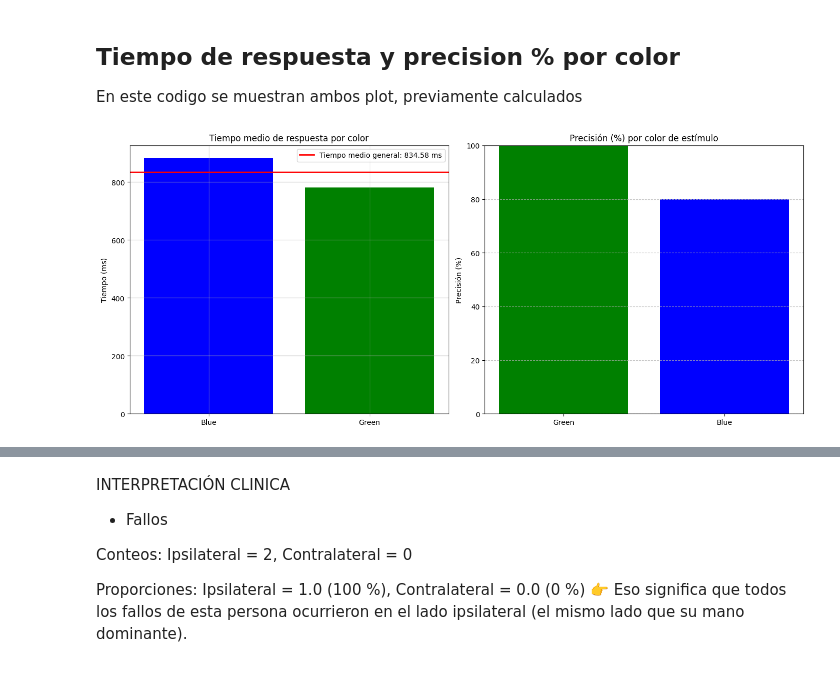
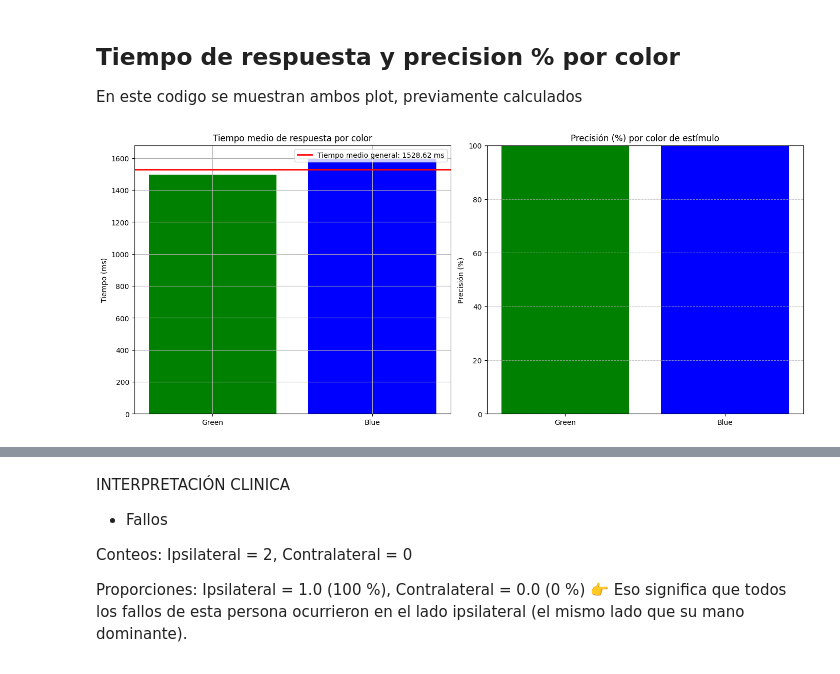
Before and after one commit to abarrio12/eogtouch, a Jupyter notebook: notebooks/02 - Right Keypress.ipynb, the cells around one changed output, grey strips where cells are left out. Cells and saved outputs as stored; diff of their text form; code cells hidden in the pictures.

```diff
--- a/notebooks/02 - Right Keypress.ipynb
+++ b/notebooks/02 - Right Keypress.ipynb
@@ -25,10 +25,10 @@ import pygame
 
 plt.rcParams["figure.figsize"] = (20,6)
 
-df = pd.read_parquet("/Users/Ana/eog-game-touch/eog-game-touch/ABP_20250813_092519.parquet")
+df = pd.read_parquet("/Users/Ana/eog-game-touch/eog-game-touch/DJGB_20250813_145452.parquet")
 
 # Extraer código del participante del nombre del archivo
-archivo_actual = "/Users/Ana/eog-game-touch/eog-game-touch/ABP_20250813_092519.parquet"
+archivo_actual = "/Users/Ana/eog-game-touch/eog-game-touch/DJGB_20250813_145452.parquet"
 codigo_participante = basename(archivo_actual).split('_')[0]  # Extrae 'ABP'
 
 
@@ -90,6 +90,7 @@ for idx, row in df[df['stimulus_change']].iterrows():
 
     df_results['Codigo'] = codigo_participante
 
+
 # Cargar dominancia y hacer merge
 dominance_df = pd.read_csv(r'C:\Users\Ana\Documents\Ing Salud\TFG\codigo\Resultados_Roberto_Raton.csv')
 dominance_df = dominance_df.rename(columns={'Código': 'Codigo'})
@@ -644,33 +752,37 @@ import numpy as np
 # Datos
 tiempos = df_results[df_results["response_time_ms"].notnull()]
 tiempo_medio = tiempos.groupby("color")["response_time_ms"].mean()
 tiempo_medio_general = tiempos["response_time_ms"].mean()
 color_map = {"Green": "green", "Blue": "blue"}
 
 # --- PLOTEO CON MATPLOTLIB DIRECTO ---
 fig, axes = plt.subplots(nrows=1, ncols=2, figsize=(14,6))
 
 # Subplot 1: Tiempo medio de respuesta
-colors = [color_map[c] for c in tiempo_medio.index]
-axes[0].bar(tiempo_medio.index, tiempo_medio.values, color=colors)
+# Reordenar para que Green esté a la izquierda y Blue a la derecha
+ordered_colors = ['Green', 'Blue']
+tiempo_medio = tiempo_medio.reindex(ordered_colors)
+colors = [color_map[c] for c in ordered_colors]
+
+axes[0].bar(ordered_colors, tiempo_medio.values, color=colors)
 axes[0].axhline(tiempo_medio_general, color='red', linewidth=2,
                 label=f"Tiempo medio general: {tiempo_medio_general:.2f} ms")
 axes[0].set_title("Tiempo medio de respuesta por color")
 axes[0].set_ylabel("Tiempo (ms)")
 axes[0].legend(loc='upper right')
 axes[0].grid(True)
 
 # Subplot 2: Precisión por color
 precision_color = df_results.groupby("color")["correct"].mean() * 100
 precision_color = precision_color.reindex(['Green','Blue'])
 colors_prec = [color_map[c] for c in precision_color.index]
 axes[1].bar(precision_color.index, precision_color.values, color=colors_prec)
 axes[1].set_title("Precisión (%) por color de estímulo")
 axes[1].set_ylabel("Precisión (%)")
 axes[1].set_ylim(0,100)
 axes[1].grid(axis='y', linestyle='--', alpha=0.7)
 
 plt.tight_layout()
 plt.show()
 # %% [output]
-[figure, old version]
+[figure, new version]
```
Also changed, not shown: parts of 16 cells of this notebook, 3 other files.
